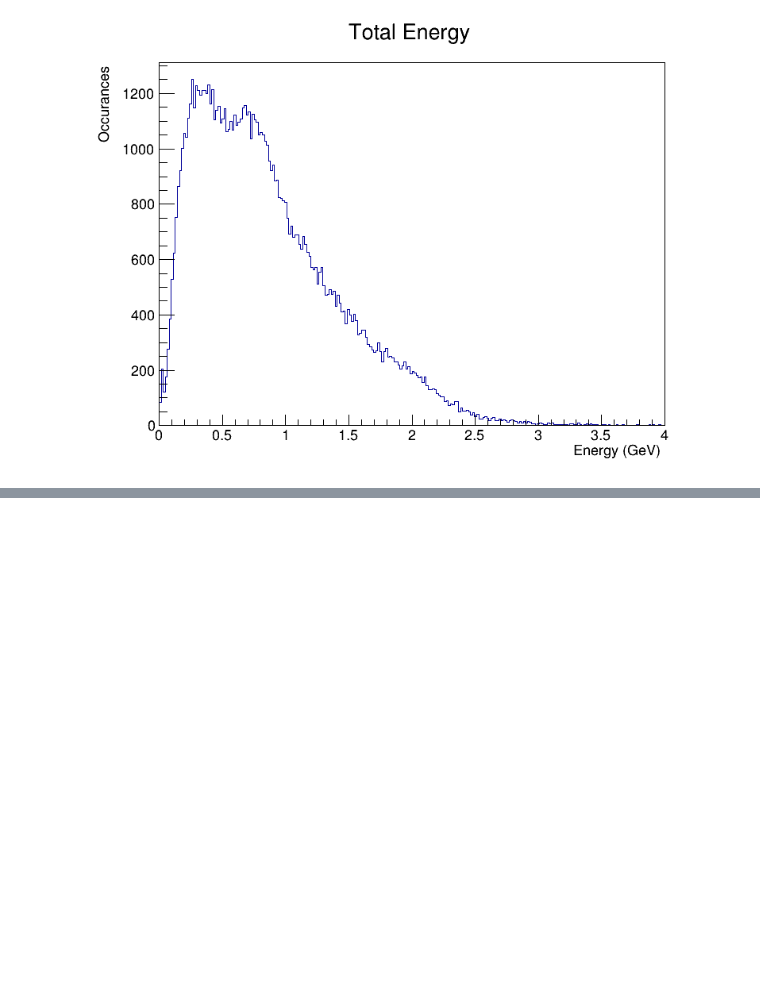
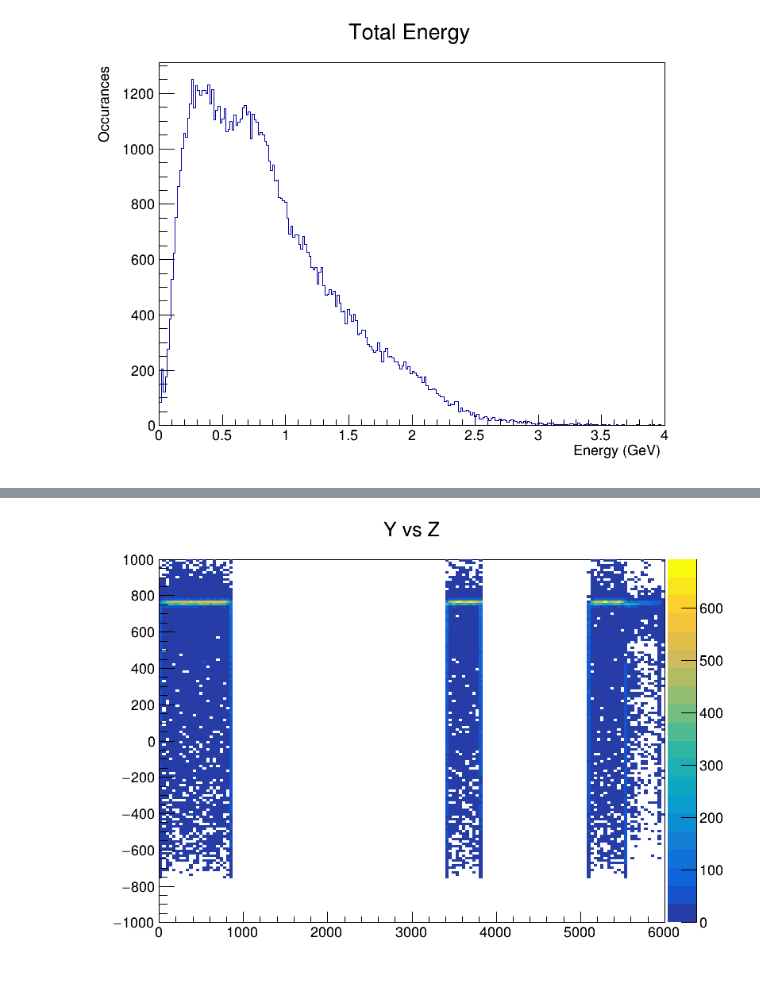
Before and after one commit to navaneethsrinath/RootPractice, a Jupyter notebook: novadatapractice.ipynb, the cells around one changed output, grey strips where cells are left out. Drawn from its saved outputs; the diff is of its cells as text; code cells hidden in the pictures; blank space fills up the shorter version.

```diff
--- a/novadatapractice.ipynb
+++ b/novadatapractice.ipynb
@@ -328,0 +304,16 @@ Warning in <TFile::Append>: Replacing existing TH1: yvsz (Potential memory leak)
+# %%
+yvsz = ROOT.TH2D("yvsz", "Y vs Z", 150, 0, 6000, 150, -1000, 1000)
+
+
+for entryNum in range(0, tree.GetEntries()):
+    tree.GetEntry(entryNum)
+    if getattr(tree, "ntrack") == 0:
+        continue
+    startPosy = getattr(tree, "startPosY")[0]
+    startPosz = getattr(tree, "startPosZ")[0]
+    yvsz.Fill(startPosz, startPosy)
+
+yvsz.Draw("colz")
+canv.Draw()
+# %% [output]
+[figure, added]
```
Also changed, not shown: parts of 7 cells of this notebook.
